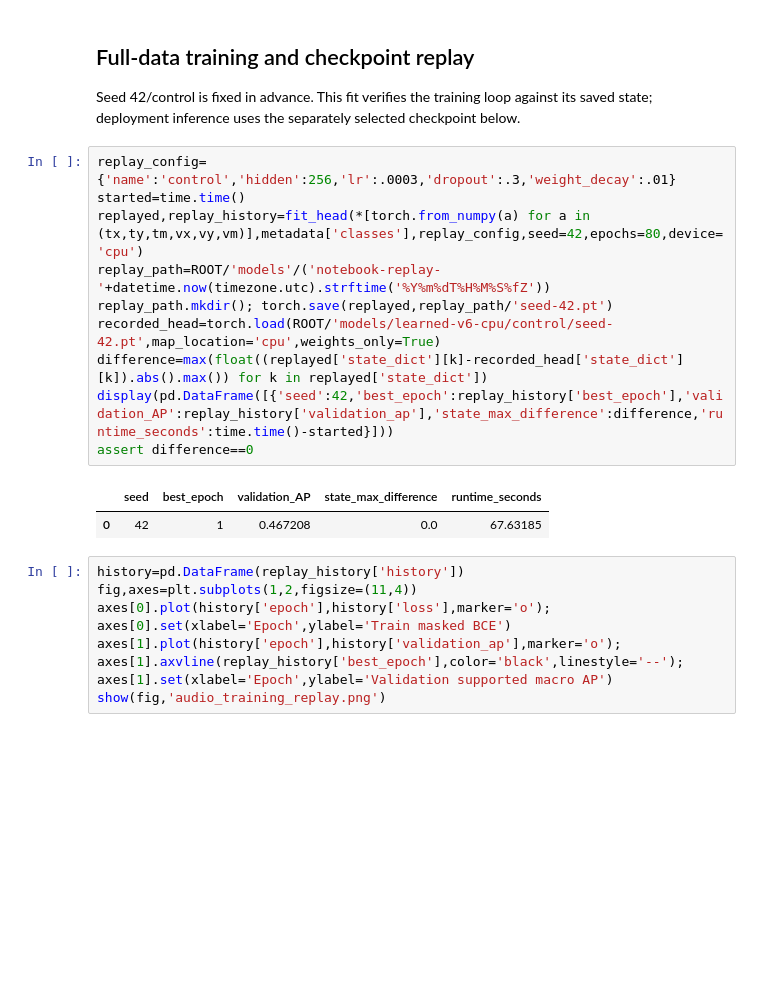
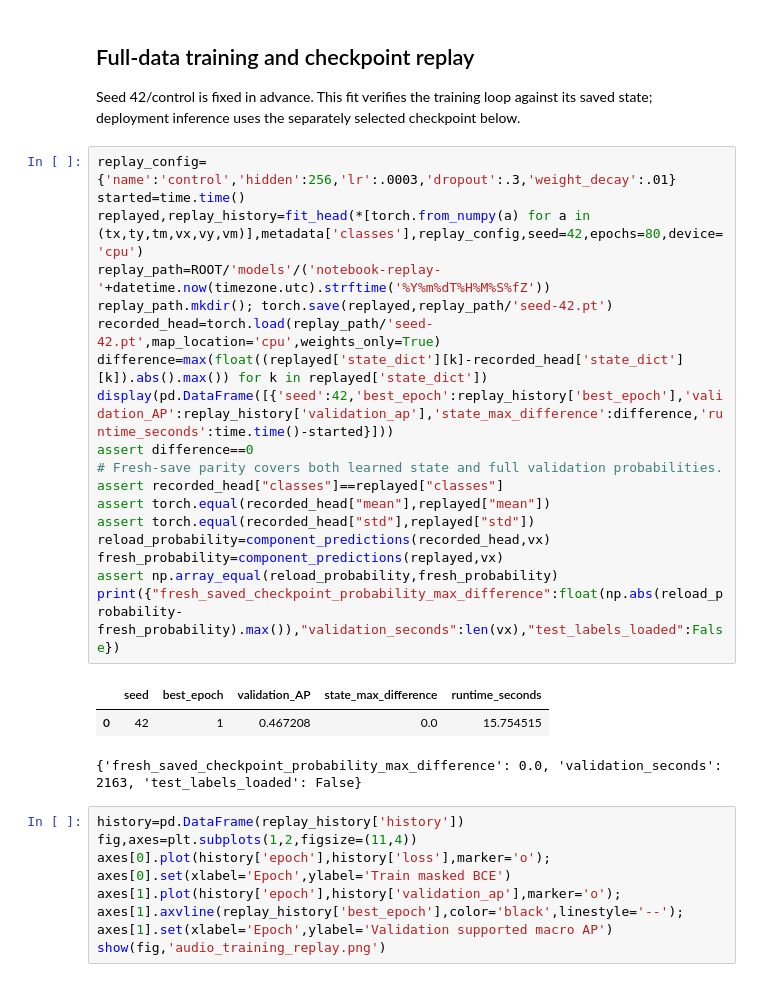
Before and after one commit to Ayano123587/overlapping-audio-classifier, a Jupyter notebook: notebooks/02_complete_natural_audio_workflow.ipynb, the cells around one changed output. Drawn from its saved outputs; the diff is of its cells as text; blank space fills up the shorter version.

```diff
--- a/notebooks/02_complete_natural_audio_workflow.ipynb
+++ b/notebooks/02_complete_natural_audio_workflow.ipynb
@@ -274,16 +284,25 @@ Seed 42/control is fixed in advance. This fit verifies the training loop against
 # %%
 replay_config={'name':'control','hidden':256,'lr':.0003,'dropout':.3,'weight_decay':.01}
 started=time.time()
 replayed,replay_history=fit_head(*[torch.from_numpy(a) for a in (tx,ty,tm,vx,vy,vm)],metadata['classes'],replay_config,seed=42,epochs=80,device='cpu')
 replay_path=ROOT/'models'/('notebook-replay-'+datetime.now(timezone.utc).strftime('%Y%m%dT%H%M%S%fZ'))
 replay_path.mkdir(); torch.save(replayed,replay_path/'seed-42.pt')
-recorded_head=torch.load(ROOT/'models/learned-v6-cpu/control/seed-42.pt',map_location='cpu',weights_only=True)
+recorded_head=torch.load(replay_path/'seed-42.pt',map_location='cpu',weights_only=True)
 difference=max(float((replayed['state_dict'][k]-recorded_head['state_dict'][k]).abs().max()) for k in replayed['state_dict'])
 display(pd.DataFrame([{'seed':42,'best_epoch':replay_history['best_epoch'],'validation_AP':replay_history['validation_ap'],'state_max_difference':difference,'runtime_seconds':time.time()-started}]))
 assert difference==0
+# Fresh-save parity covers both learned state and full validation probabilities.
+assert recorded_head["classes"]==replayed["classes"]
+assert torch.equal(recorded_head["mean"],replayed["mean"])
+assert torch.equal(recorded_head["std"],replayed["std"])
+reload_probability=component_predictions(recorded_head,vx)
+fresh_probability=component_predictions(replayed,vx)
+assert np.array_equal(reload_probability,fresh_probability)
+print({"fresh_saved_checkpoint_probability_max_difference":float(np.abs(reload_probability-fresh_probability).max()),"validation_seconds":len(vx),"test_labels_loaded":False})
 # %% [output]
 |  | seed | best_epoch | validation_AP | state_max_difference | runtime_seconds |
-| 0 | 42 | 1 | 0.467208 | 0.0 | 67.63185 |
+| 0 | 42 | 1 | 0.467208 | 0.0 | 15.754515 |
+{'fresh_saved_checkpoint_probability_max_difference': 0.0, 'validation_seconds': 2163, 'test_labels_loaded': False}
 # %%
 history=pd.DataFrame(replay_history['history'])
 fig,axes=plt.subplots(1,2,figsize=(11,4))
```
Also changed, not shown: parts of 6 cells of this notebook, 18 other files.
